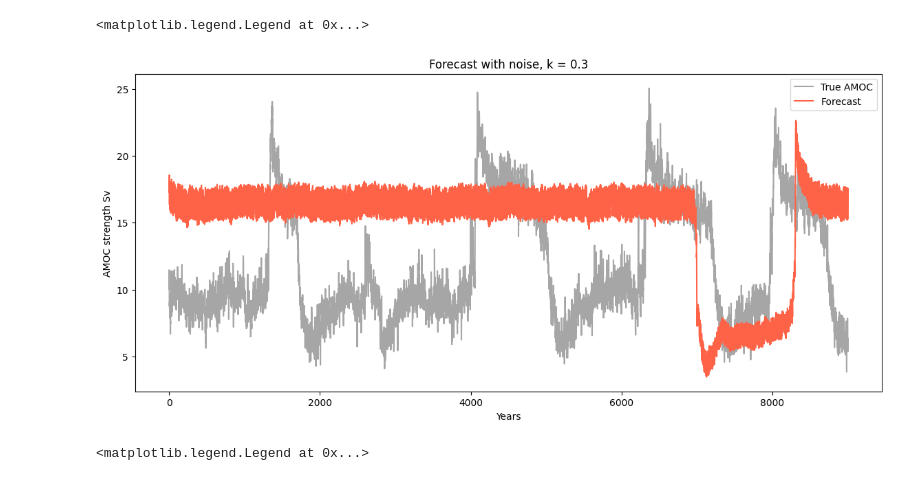
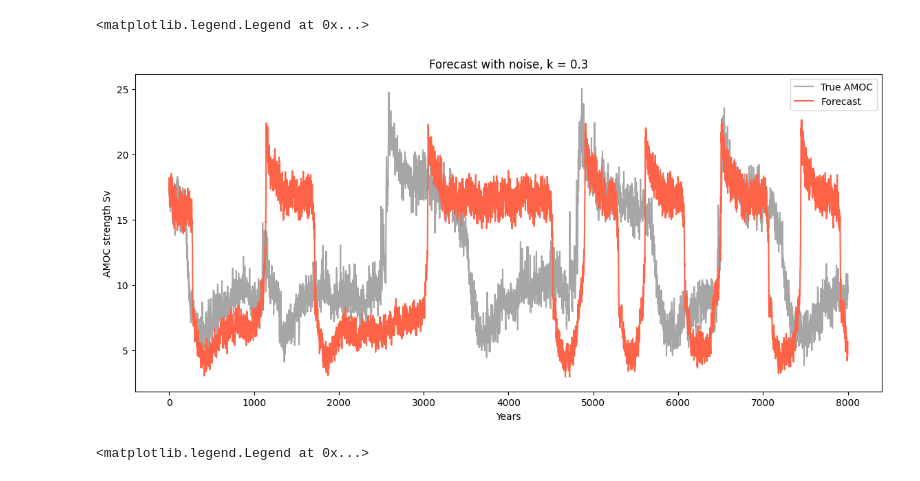
Before and after one commit to IsakRockstrom/AML_Final_project, a Jupyter notebook: GRU_coupled_model/test.ipynb, the cells around one changed output. Saved outputs shown, nothing was run; the diff lists cells and outputs as text; code cells hidden in the pictures.

```diff
--- a/GRU_coupled_model/test.ipynb
+++ b/GRU_coupled_model/test.ipynb
@@ -30,14 +30,14 @@ start_idx_off = 5100
 start_idx_on = 6600
 lag = 100
 horizon = 65
-rho = 0.0
+rho = 0.5
 k = 0.3
 
 AMOC_features = ['SFWF', 'PD_200m']
 SFWF_features = ['AMOC', 'PD_200m']
 PD_200m_features = ['SFWF', 'AMOC']
 
-steps = 9000
+steps = 8000
 
 from scipy.stats import norm
 
@@ -58,24 +58,24 @@ data_off = np.column_stack([AMOC_off, SFWF_off, PD_200m_off])
 cov_on    = np.cov(data_on.T)
 cov_off   = np.cov(data_off.T)
 
-#AMOC_on, SFWF_on, PD_200m_on = model.predict(device, X, start_idx_on, lag, horizon, AMOC_features, SFWF_features, PD_200m_features, steps, threshold, cov_on, cov_off, rho, k)
-#AMOC_off, SFWF_off, PD_200m_off = model.predict(device, X, start_idx_off, lag, horizon, AMOC_features, SFWF_features, PD_200m_features, steps, threshold, cov_on, cov_off, rho, k)
+AMOC_on, SFWF_on, PD_200m_on = model.predict(device, X, start_idx_on, lag, horizon, AMOC_features, SFWF_features, PD_200m_features, steps, threshold, cov_on, cov_off, rho, k)
+AMOC_off, SFWF_off, PD_200m_off = model.predict(device, X, start_idx_on, lag, horizon, AMOC_features, SFWF_features, PD_200m_features, steps, threshold, cov_on, cov_off, rho, k=0)
 # %%
 
 plt.figure(figsize=(14,6))
 
 x = np.arange(steps+1)
 
-plt.plot(x, X['AMOC'][start_idx_off:start_idx_off+steps+1], label = 'True AMOC', color = 'grey', alpha = 0.7)
+plt.plot(x, X['AMOC'][start_idx_on:start_idx_on+steps+1], label = 'True AMOC', color = 'grey', alpha = 0.7)
 plt.plot(x, AMOC_on, label = 'Forecast', color = '#FF6347')
 plt.title('Forecast with noise, k = 0.3')
 plt.xlabel('Years')
 plt.ylabel('AMOC strength Sv')
-plt.savefig('Coupled_V1_noise.png')
+#plt.savefig('Coupled_V1_noise.png')
 plt.legend()
 # %% [output]
 <matplotlib.legend.Legend at 0x...>
-[figure, old version]
+[figure, new version]
 # %%
 plt.figure(figsize=(14,6))
 
```
Also changed, not shown: 21 other files.
